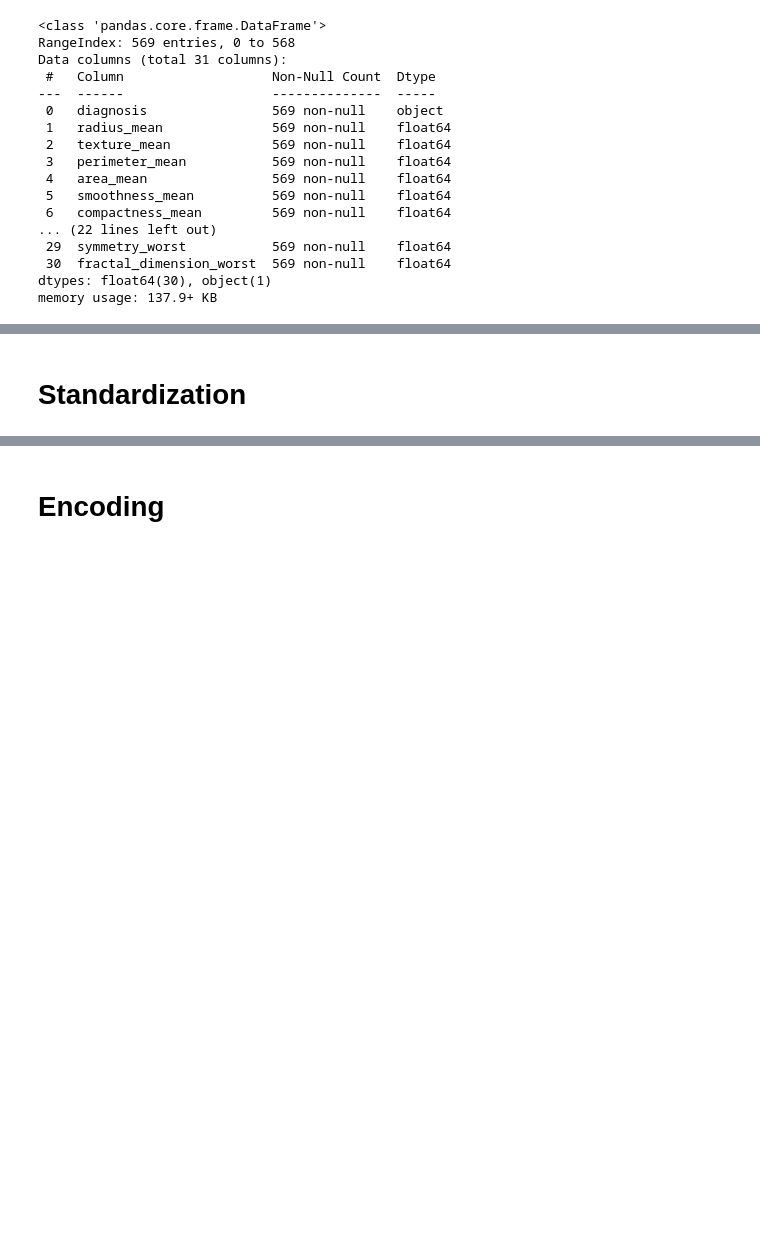
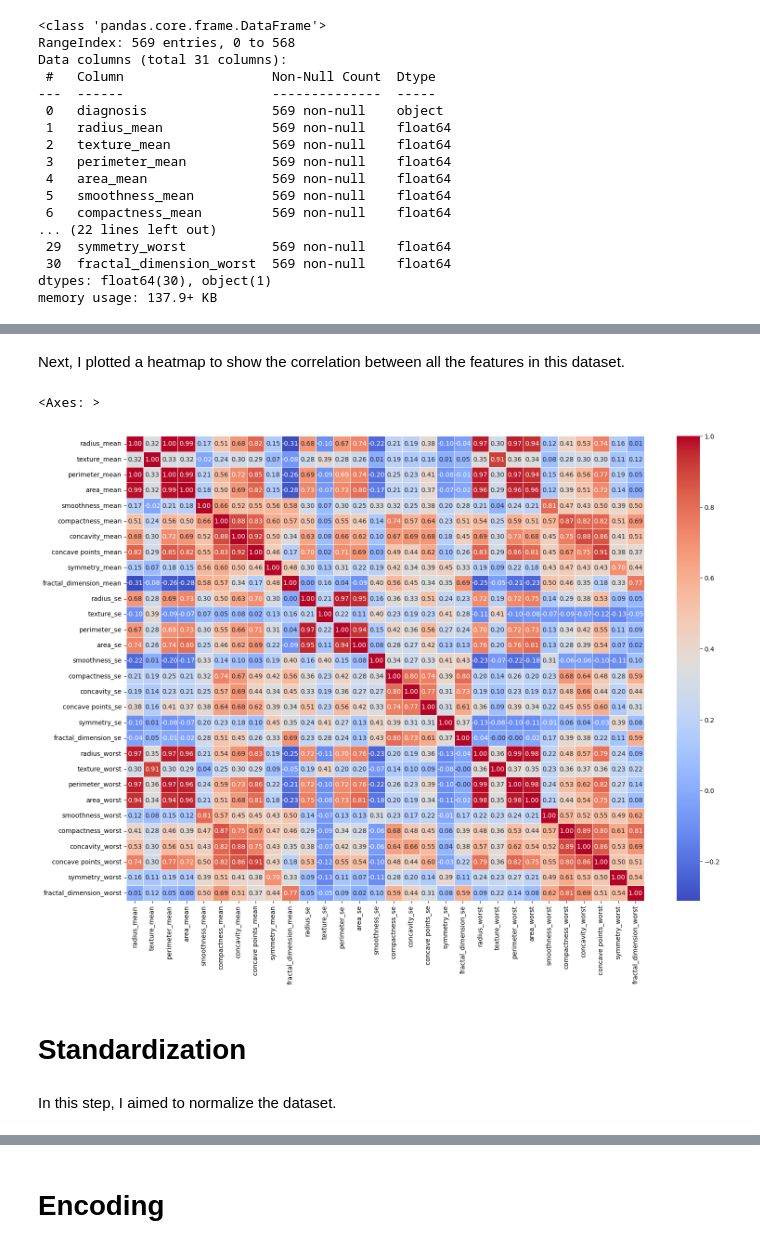
Before and after one commit to TheSyx04/project-1, a Jupyter notebook: data/process_dataset_1.ipynb, the cells around one changed output, grey strips where cells are left out. Cells and saved outputs as stored; diff of their text form; code cells hidden in the pictures; blank space fills up the shorter version.

```diff
--- a/data/process_dataset_1.ipynb
+++ b/data/process_dataset_1.ipynb
@@ -124,4 +137,14 @@ memory usage: 137.9+ KB
+# %% [markdown]
+Next, I plotted a heatmap to show the correlation between all the features in this dataset.
+# %%
+plt.figure(figsize=(18,13))
+sns.heatmap(df.corr(numeric_only=True),annot=True,cmap="coolwarm",linewidths=0.5,fmt='.2f')
+# %% [output]
+<Axes: >
+[figure, added]
 # %% [markdown]
 # Standardization
+# %% [markdown]
+In this step, I aimed to normalize the dataset.
 # %%
 scalar = preprocessing.StandardScaler()
```
Also changed, not shown: parts of 13 cells of this notebook.
